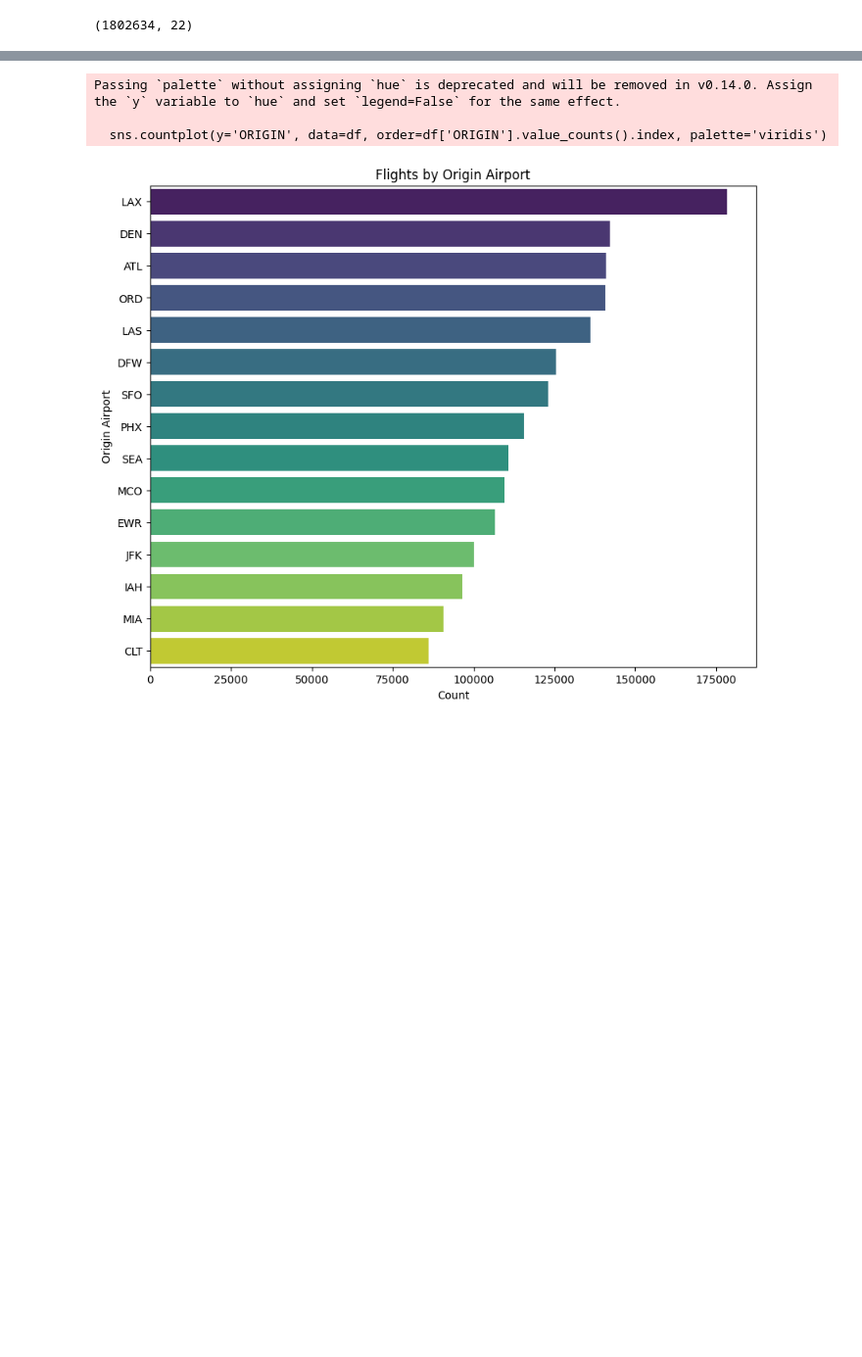
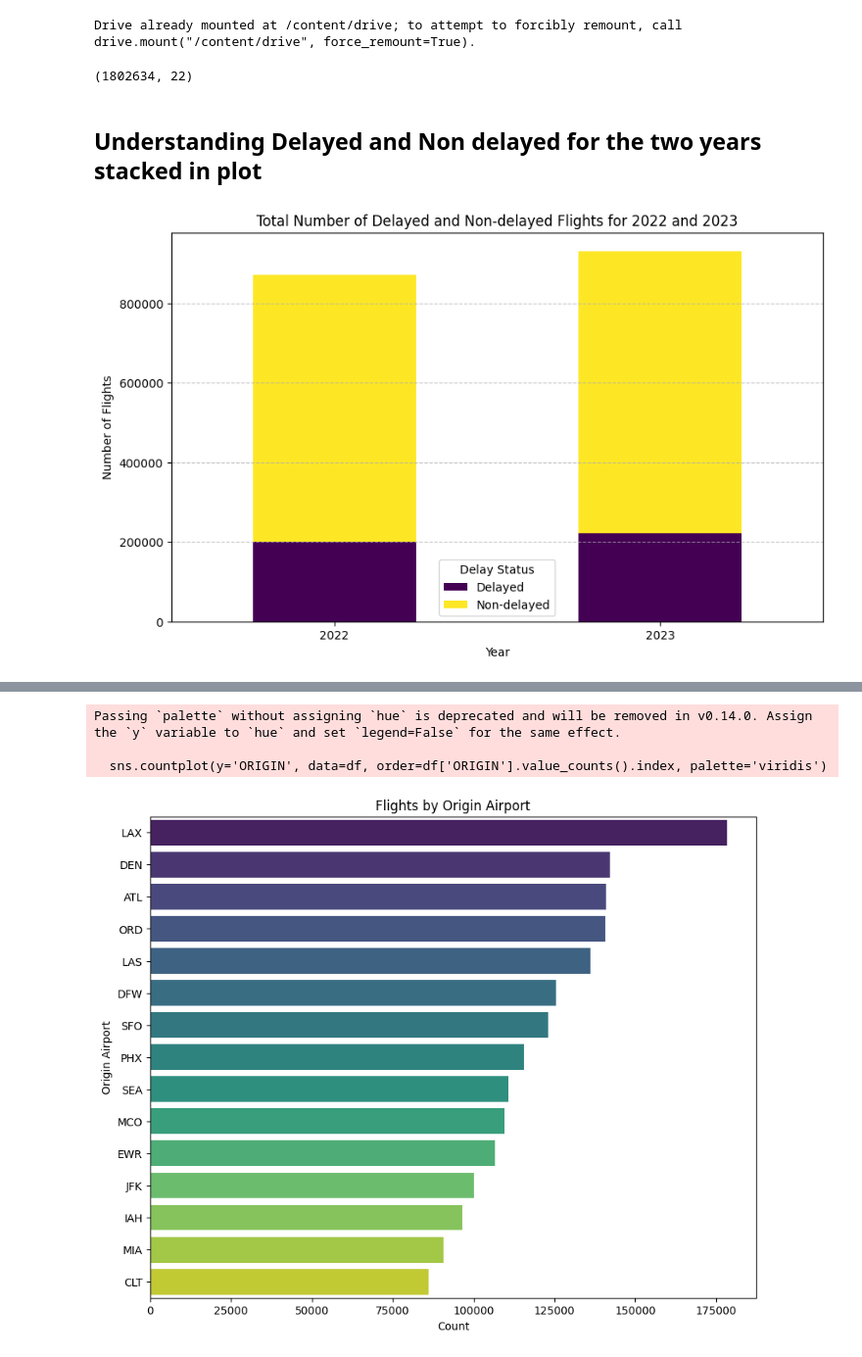
Before and after one commit to Rashimanish/Flight_App, a Jupyter notebook: EDA/EDA_Part_One.ipynb, the cells around one changed output, grey strips where cells are left out. Shown at 98% size. Cells and saved outputs as stored; diff of their text form; code cells hidden in the pictures; blank space fills up the shorter version.

```diff
--- a/EDA/EDA_Part_One.ipynb
+++ b/EDA/EDA_Part_One.ipynb
@@ -11,4 +9,38 @@ df = pd.read_csv('/content/cleaned_data_01_08.csv')
+# %%
+# Mount Google Drive
+drive.mount('/content/drive')
+
+file_path = '/content/drive/My Drive/Cleaned_Data/cleaned_data_01_08.csv'
+
+#Read dataset
+df = pd.read_csv(file_path)
+# %% [output]
+Drive already mounted at /content/drive; to attempt to forcibly remount, call drive.mount("/content/drive", force_remount=True).
 # %%
 df.shape
 # %% [output]
 (1802634, 22)
+# %% [markdown]
+## **Understanding Delayed and Non delayed for the two years stacked in plot**
+# %%
+#'DEP_DEL15' is categorized into 'Delayed' and 'Non-delayed'
+df['Delay Status'] = df['DEP_DEL15'].map({0: 'Non-delayed', 1: 'Delayed'})
+
+#counts for each year and delay status
+delay_summary = df.groupby(['YEAR', 'Delay Status']).size().reset_index(name='Count')
+
+pivot_data = delay_summary.pivot(index='YEAR', columns='Delay Status', values='Count').fillna(0)
+
+# Plot
+plt.figure(figsize=(10, 6))
+pivot_data.plot(kind='bar', stacked=True, colormap='viridis', ax=plt.gca())
+
+plt.title('Total Number of Delayed and Non-delayed Flights for 2022 and 2023')
+plt.xlabel('Year')
+plt.ylabel('Number of Flights')
+plt.xticks(rotation=0)
+plt.legend(title='Delay Status')
+plt.grid(axis='y', linestyle='--', alpha=0.7)
+plt.show()
+# %% [output]
+[figure, added]
```
Also changed, not shown: parts of 36 cells of this notebook.
